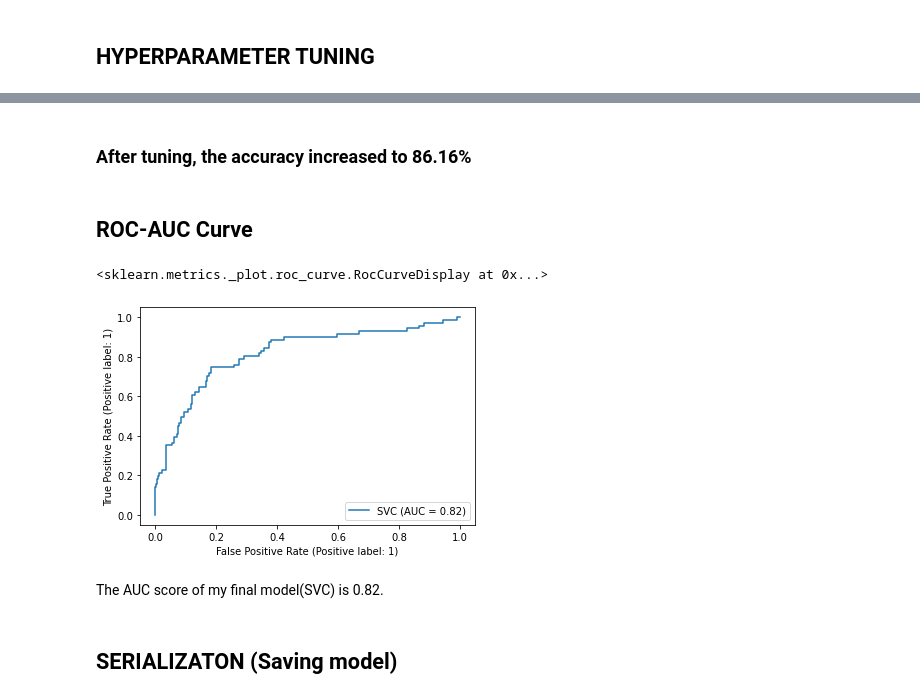
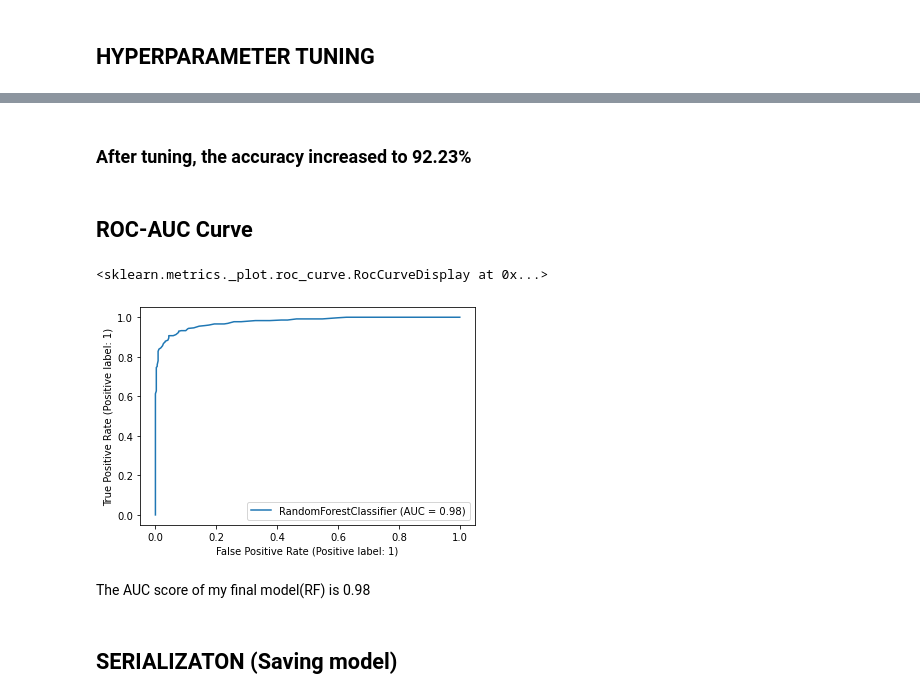
Before and after one commit to Aliakbar2/Datatrained, a Jupyter notebook: HR_analytics_SOLVED.ipynb, the cells around one changed output, grey strips where cells are left out. Drawn from its saved outputs; the diff is of its cells as text; code cells hidden in the pictures.

```diff
--- a/HR_analytics_SOLVED.ipynb
+++ b/HR_analytics_SOLVED.ipynb
@@ -654,6 +868,15 @@ param_grid = [
+# %%
+#RandomForestClassifier Tuning
+
+#Creating RandomForestClassifier parameters dictionary
+
+param_grid = {'criterion':['gini','entropy'],
+             'max_depth': [10,15,20,25],
+             'n_estimators':[100,200,300],
+             'max_features': ["auto","sqrt","log2"]}
 # %%
 #Create a GridSearchCV object and fit it to the training data
-SVC_hp = GridSearchCV(SVC(),param_grid,refit=True)   #or cv=5
-SVC_hp.fit(X_train_std,y_train)
-SVC_hp.best_params_
+rf_hp = GridSearchCV(RandomForestClassifier(),param_grid,refit=True)   #or cv=5
+rf_hp.fit(X_train,y_train)
+rf_hp.best_params_
 # %% [output]
@@ -661,7 +886,0 @@ SVC_hp.best_params_
-# %%
-#Using the best parameters
-final_mod = SVC( C= 10, gamma= 0.001, kernel= 'rbf' )
-final_mod.fit(X_train_std,y_train)
-pred = final_mod.predict(X_test_std)
-print('Accuracy Score:',accuracy_score(y_test,pred)*100)
-print("Cross validation score:", cross_val_score(final_mod,X,y,cv=5).mean()*100)
@@ -670,0 +887,6 @@ Cross validation score: 83.87755102040816
+# %%
+#Using the best parameters
+final_mod = RandomForestClassifier( criterion='entropy', max_depth=20, n_estimators=100, max_features='auto' )
+final_mod.fit(X_train,y_train)
+pred = final_mod.predict(X_test)
+evaluate(final_mod, X_train, X_test, y_train, y_test)
@@ -671,17 +907,17 @@ Cross validation score: 83.87755102040816
 # %% [markdown]
-### After tuning, the accuracy increased to 86.16%
+### After tuning, the accuracy increased to 92.23%
 # %% [markdown]
 ## ROC-AUC Curve
 # %%
 #Plotting ROC curve for the best model.
 from sklearn.metrics import plot_roc_curve
 
-plot_roc_curve(final_mod,X_test_std,y_test)
+plot_roc_curve(final_mod,X_test,y_test)
 # %% [output]
 <sklearn.metrics._plot.roc_curve.RocCurveDisplay at 0x...>
-[figure, old version]
+[figure, new version]
 # %% [markdown]
-The AUC score of my final model(SVC) is 0.82.
+The AUC score of my final model(RF) is 0.98
 # %% [markdown]
 ## SERIALIZATON (Saving model)
 # %%
```
Also changed, not shown: parts of 70 cells of this notebook.
